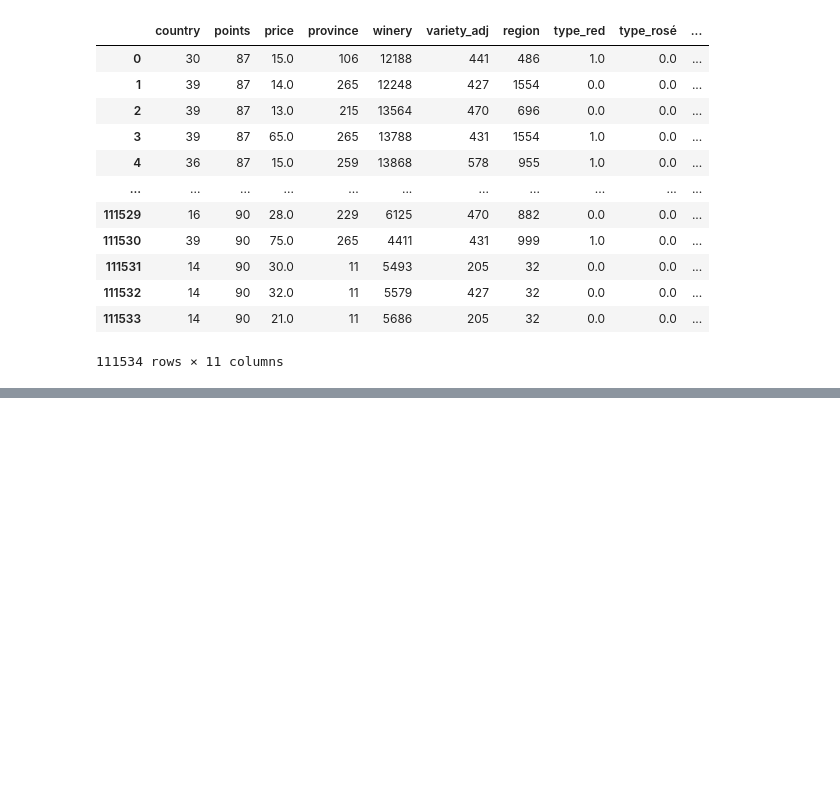
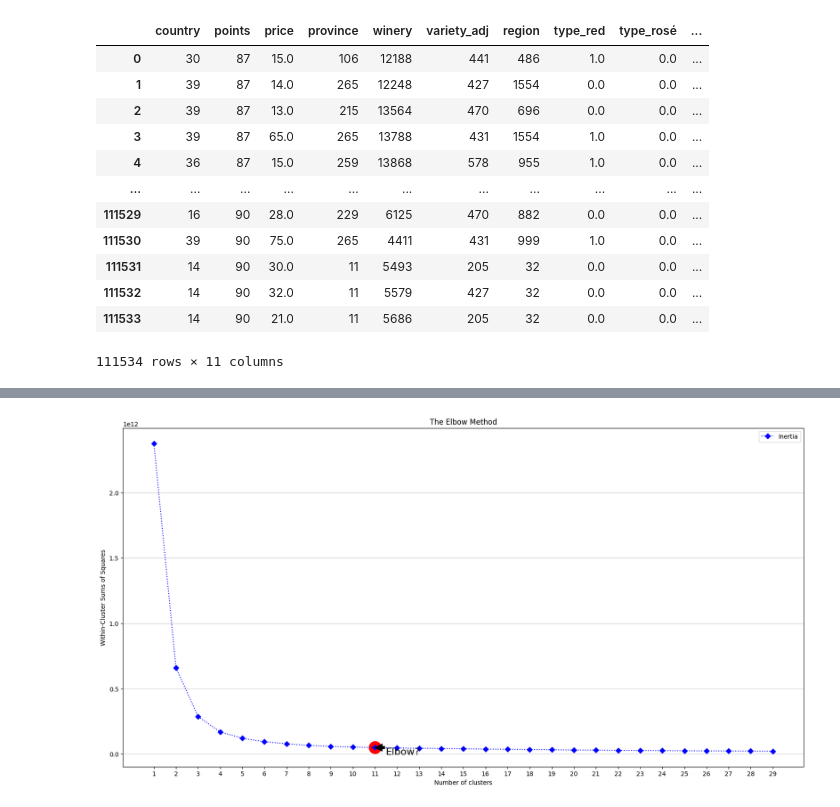
Before and after one commit to fmdalcin/WineGen_old, a Jupyter notebook: notebooks/model_training_KMeans.ipynb, the cells around one changed output, grey strips where cells are left out. Drawn from its saved outputs; the diff is of its cells as text; code cells hidden in the pictures; blank space fills up the shorter version.

```diff
--- a/notebooks/model_training_KMeans.ipynb
+++ b/notebooks/model_training_KMeans.ipynb
@@ -115,0 +116,10 @@ df.iloc[pred[pred[0]==20].index]
+# %%
+nb_clusters_to_try = np.arange(1,30,1)
+wcss = []
+
+for K in nb_clusters_to_try:
+    print('working with ' + str(K) + ' clusters...', flush=True)
+    kmeans = KMeans(n_clusters = K)
+    kmeans.fit(X)
+    wcss.append(kmeans.inertia_)
+print("DONE !")
@@ -115,0 +140,30 @@ df.iloc[pred[pred[0]==20].index]
+# %%
+elbow_highlight = 11
+
+with plt.style.context('default'):
+    # figsize
+    plt.figure(figsize=(20,10))
+    # getting axes
+    ax = plt.gca()
+    # plotting
+    ax.plot(nb_clusters_to_try, wcss,color="blue",linestyle=":",marker="D",label="Inertia")
+    # customizing
+    ax.legend(loc="upper right")
+    ax.set_title('The Elbow Method')
+    ax.set_xticks(nb_clusters_to_try)
+    ax.set_xlabel('Number of clusters')
+    ax.set_ylabel('Within-Cluster Sums of Squares')
+    ax.scatter(elbow_highlight,wcss[elbow_highlight-1],c='red',s=400)
+    # annotate
+    ax.annotate("Elbow?",
+                (elbow_highlight,wcss[elbow_highlight-1]),
+                (elbow_highlight+0.50,wcss[elbow_highlight-1]+5000),
+                arrowprops=dict(facecolor='black'),
+                fontsize=16,
+#                horizontalalignment='middle',
+                verticalalignment='top')
+
+    ax.grid(axis="y",linewidth=0.5)
+    plt.show()
+# %% [output]
+[figure, added]
```
Also changed, not shown: parts of 5 cells of this notebook, 2 other files.
